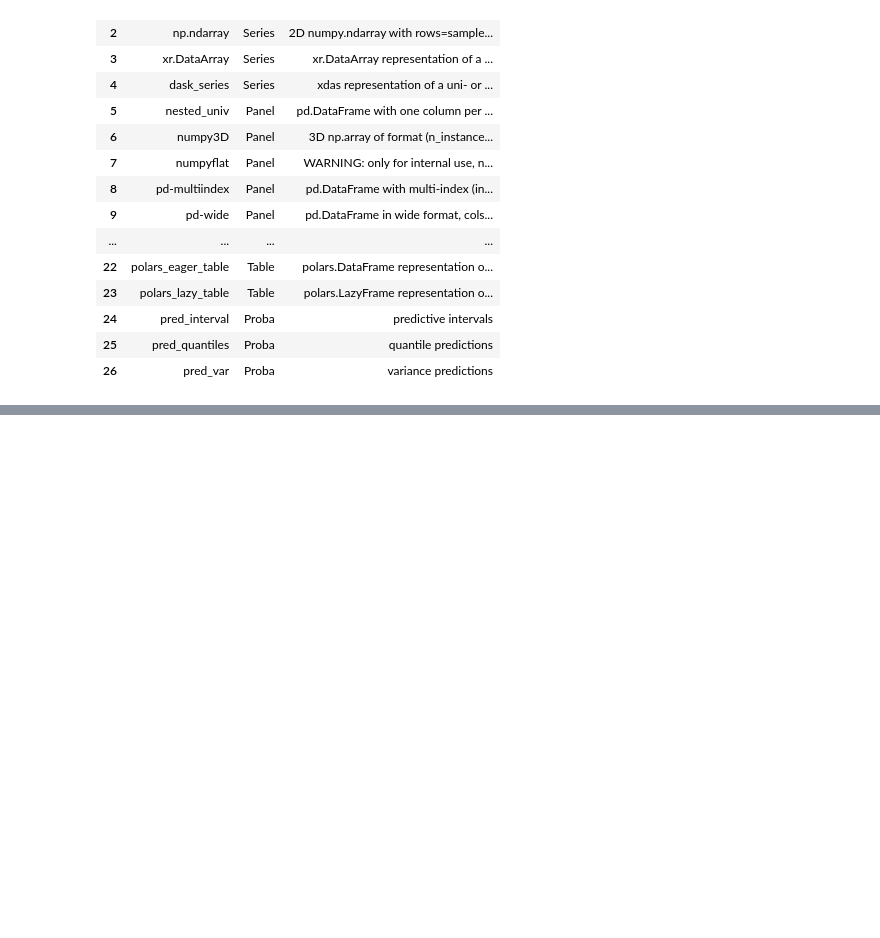
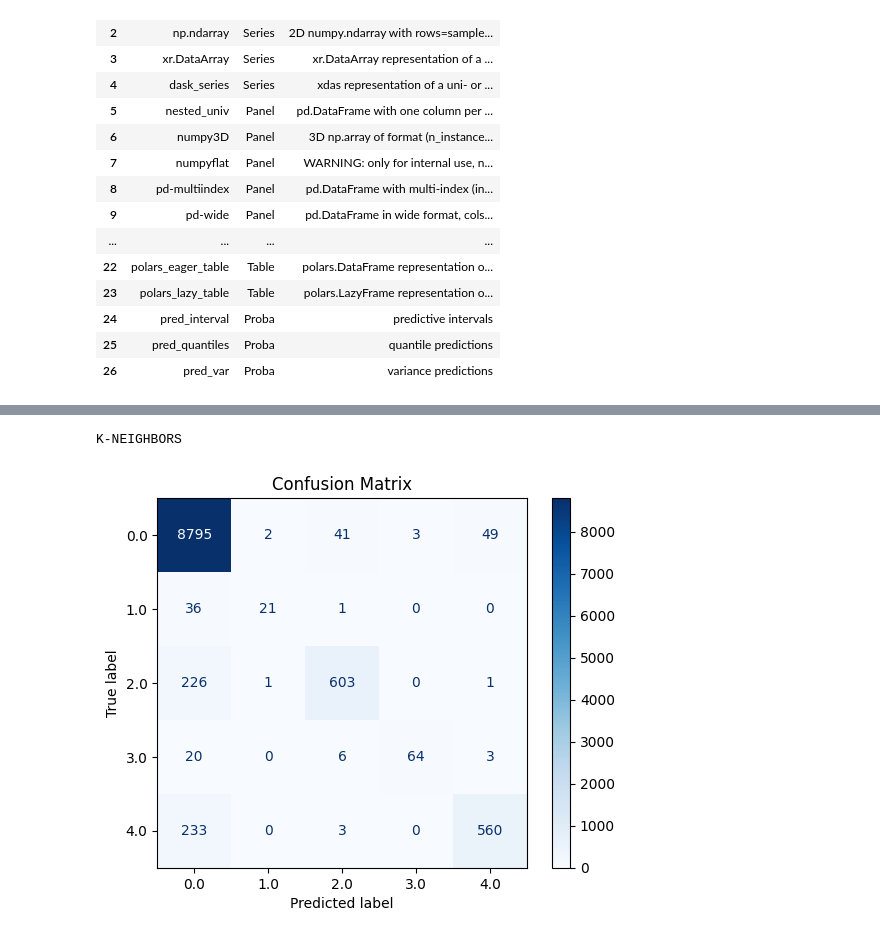
Before and after one commit to CristianMorasso/statistical_project, a Jupyter notebook: Copia_di_statiscal_learning.ipynb, the cells around one changed output, grey strips where cells are left out. Saved outputs shown, nothing was run; the diff lists cells and outputs as text; code cells hidden in the pictures; blank space fills up the shorter version.

```diff
--- a/Copia_di_statiscal_learning.ipynb
+++ b/Copia_di_statiscal_learning.ipynb
@@ -428,0 +484,17 @@ rnn.score(X_test, y_test)
+# %%
+from sktime.classification.distance_based import KNeighborsTimeSeriesClassifier
+
+print("K-NEIGHBORS")
+knn = KNeighborsTimeSeriesClassifier(n_neighbors=5, distance='dtw')
+knn.fit(X_train, y_train)
+
+y_pred_knn_train = knn.predict(X_train)
+
+cm = confusion_matrix(y_train, y_pred_knn_train)
+disp = ConfusionMatrixDisplay(confusion_matrix=cm, display_labels=np.unique(y_test))
+disp.plot(cmap=plt.cm.Blues)
+plt.title('Confusion Matrix')
+plt.show()
+# %% [output]
+K-NEIGHBORS
+[figure, added]
```
Also changed, not shown: parts of 13 cells of this notebook.
